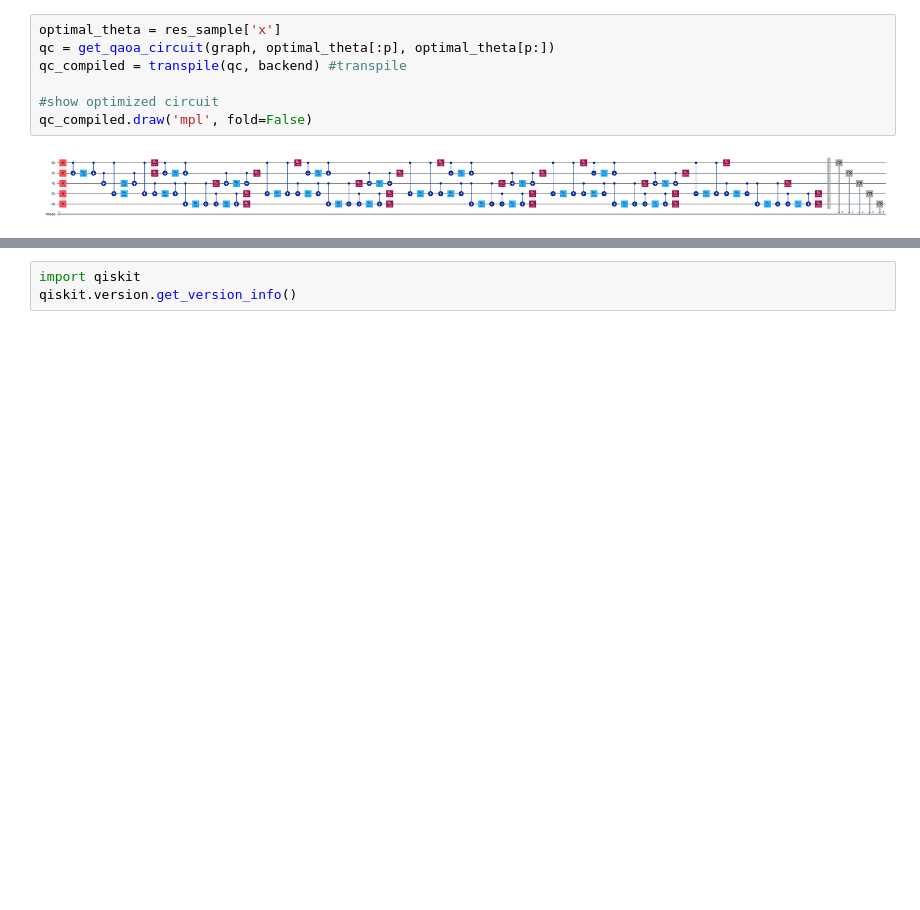
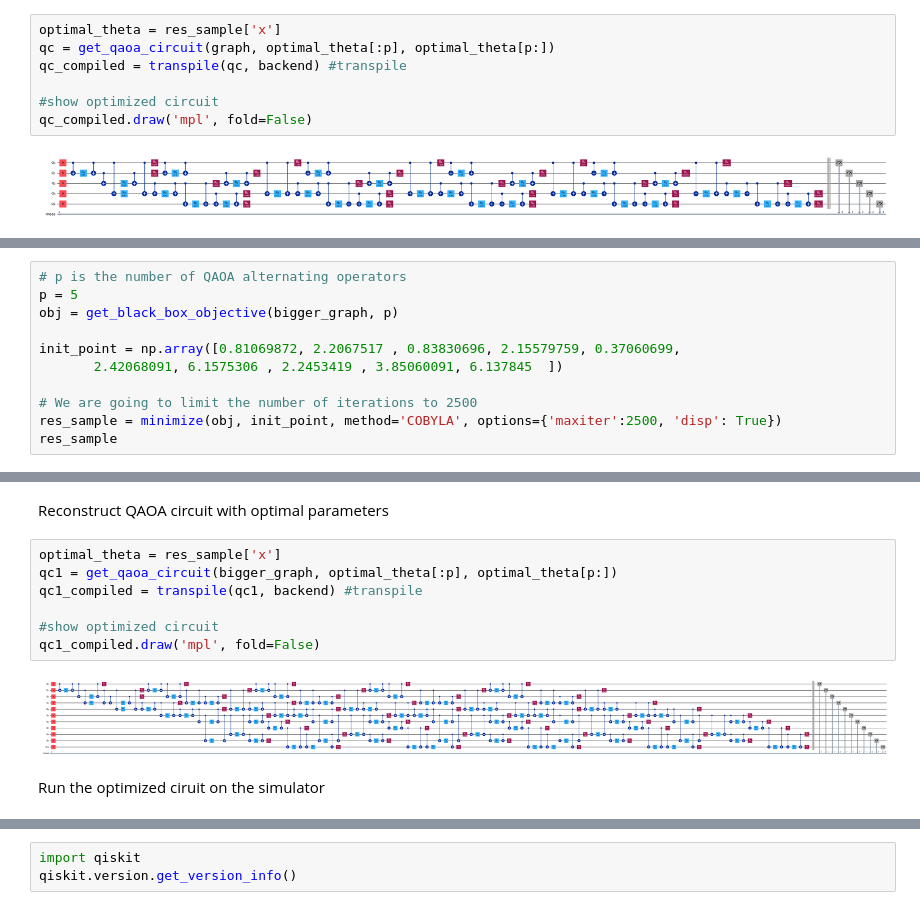
Before and after one commit to edbrown42/QuantumResearch, a Jupyter notebook: MinCut/MinCut.ipynb, the cells around one changed output, grey strips where cells are left out. Cells and saved outputs as stored; diff of their text form; blank space fills up the shorter version.

```diff
--- a/MinCut/MinCut.ipynb
+++ b/MinCut/MinCut.ipynb
@@ -336,0 +373,11 @@ nx.draw(graph,node_color = colors)
+# %%
+# p is the number of QAOA alternating operators
+p = 5
+obj = get_black_box_objective(bigger_graph, p)
+
+init_point = np.array([0.81069872, 2.2067517 , 0.83830696, 2.15579759, 0.37060699,
+       2.42068091, 6.1575306 , 2.2453419 , 3.85060091, 6.137845  ])
+
+# We are going to limit the number of iterations to 2500
+res_sample = minimize(obj, init_point, method='COBYLA', options={'maxiter':2500, 'disp': True})
+res_sample
@@ -336,0 +393,13 @@ nx.draw(graph,node_color = colors)
+# %% [markdown]
+Reconstruct QAOA circuit with optimal parameters
+# %%
+optimal_theta = res_sample['x']
+qc1 = get_qaoa_circuit(bigger_graph, optimal_theta[:p], optimal_theta[p:])
+qc1_compiled = transpile(qc1, backend) #transpile
+
+#show optimized circuit
+qc1_compiled.draw('mpl', fold=False)
+# %% [output]
+[figure, added]
+# %% [markdown]
+Run the optimized ciruit on the simulator
```
Also changed, not shown: parts of 37 cells of this notebook.
